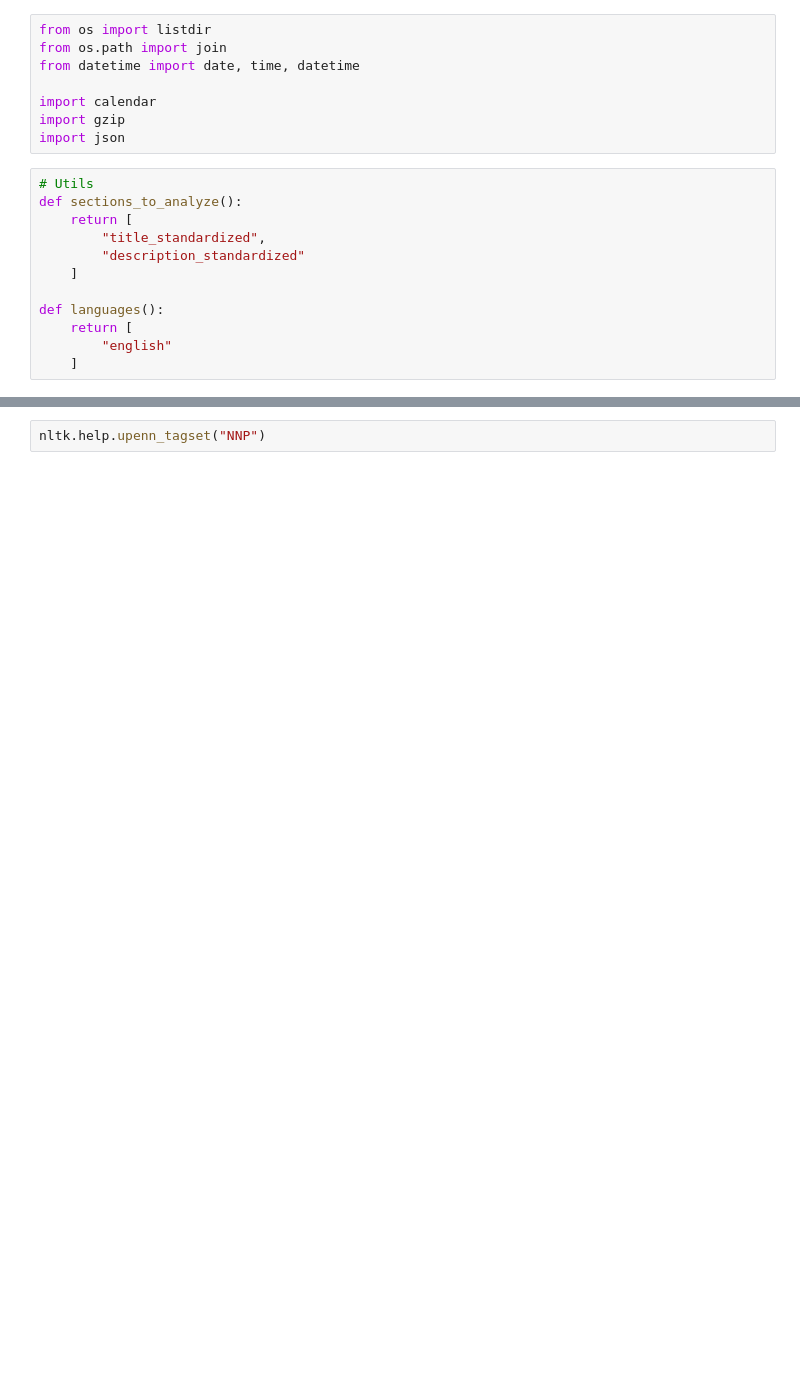
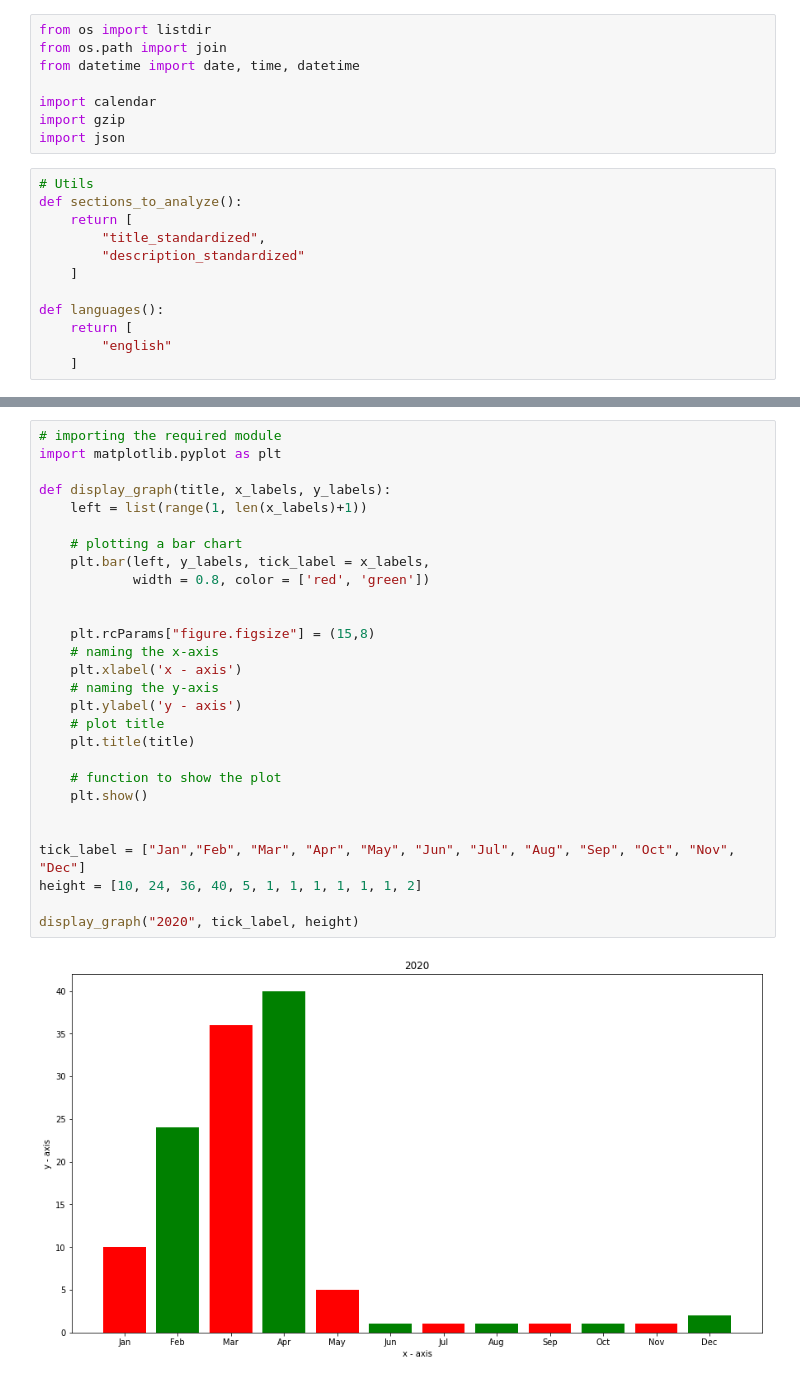
Before and after one commit to Pesinn/TextMining, a Jupyter notebook: TextMining_FinalProject.ipynb, the cells around one changed output, grey strips where cells are left out. Cells and saved outputs as stored; diff of their text form; blank space fills up the shorter version.

```diff
--- a/TextMining_FinalProject.ipynb
+++ b/TextMining_FinalProject.ipynb
@@ -857,2 +955,30 @@ KeyboardInterrupt:
 # %%
-nltk.help.upenn_tagset("NNP")
+# importing the required module
+import matplotlib.pyplot as plt
+
+def display_graph(title, x_labels, y_labels):
+    left = list(range(1, len(x_labels)+1))
+
+    # plotting a bar chart
+    plt.bar(left, y_labels, tick_label = x_labels,
+            width = 0.8, color = ['red', 'green'])
+
+
+    plt.rcParams["figure.figsize"] = (15,8)
+    # naming the x-axis
+    plt.xlabel('x - axis')
+    # naming the y-axis
+    plt.ylabel('y - axis')
+    # plot title
+    plt.title(title)
+
+    # function to show the plot
+    plt.show()
+
+
+tick_label = ["Jan","Feb", "Mar", "Apr", "May", "Jun", "Jul", "Aug", "Sep", "Oct", "Nov", "Dec"]
+height = [10, 24, 36, 40, 5, 1, 1, 1, 1, 1, 1, 2]
+
+display_graph("2020", tick_label, height)
+# %% [output]
+[figure, added]
```
Also changed, not shown: parts of 12 cells of this notebook, 1 other file.
